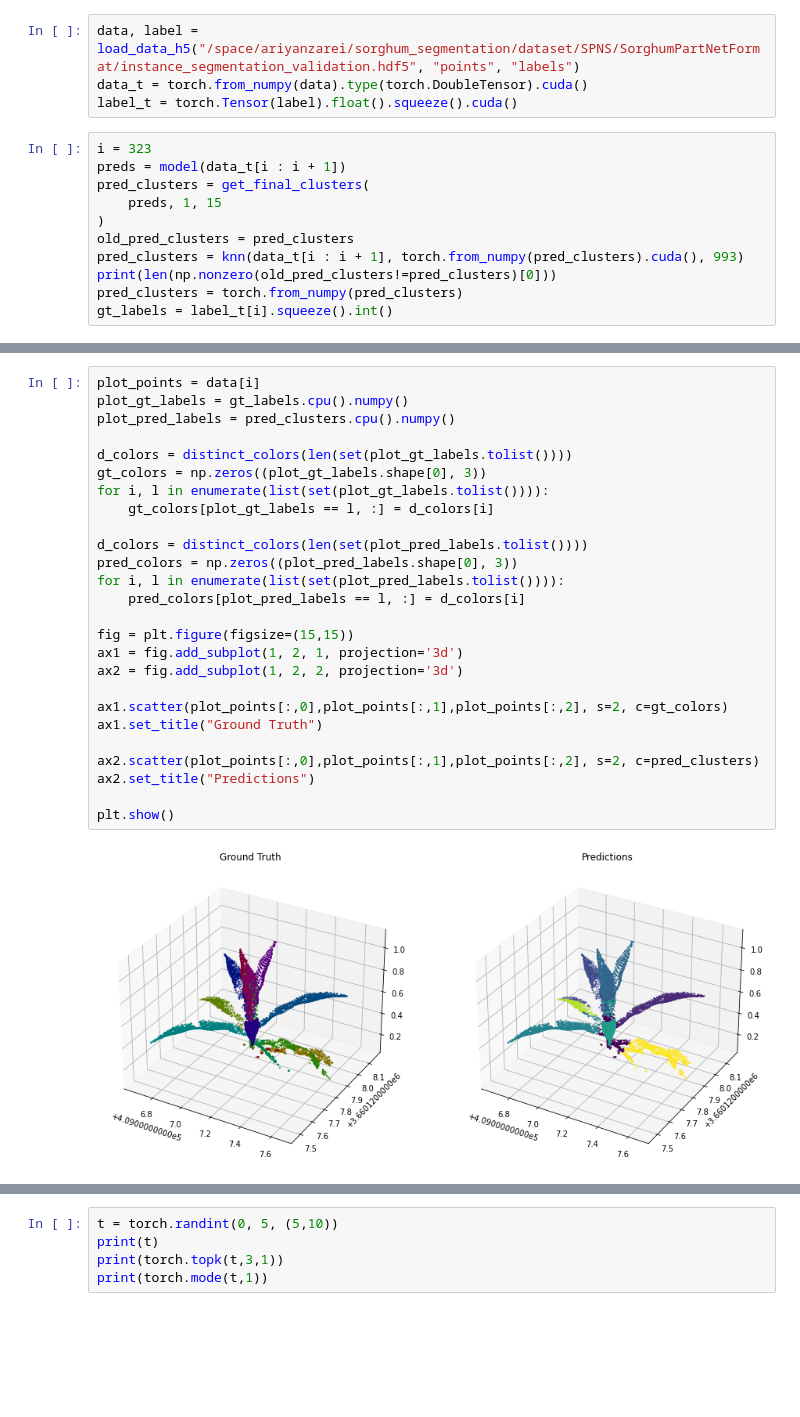
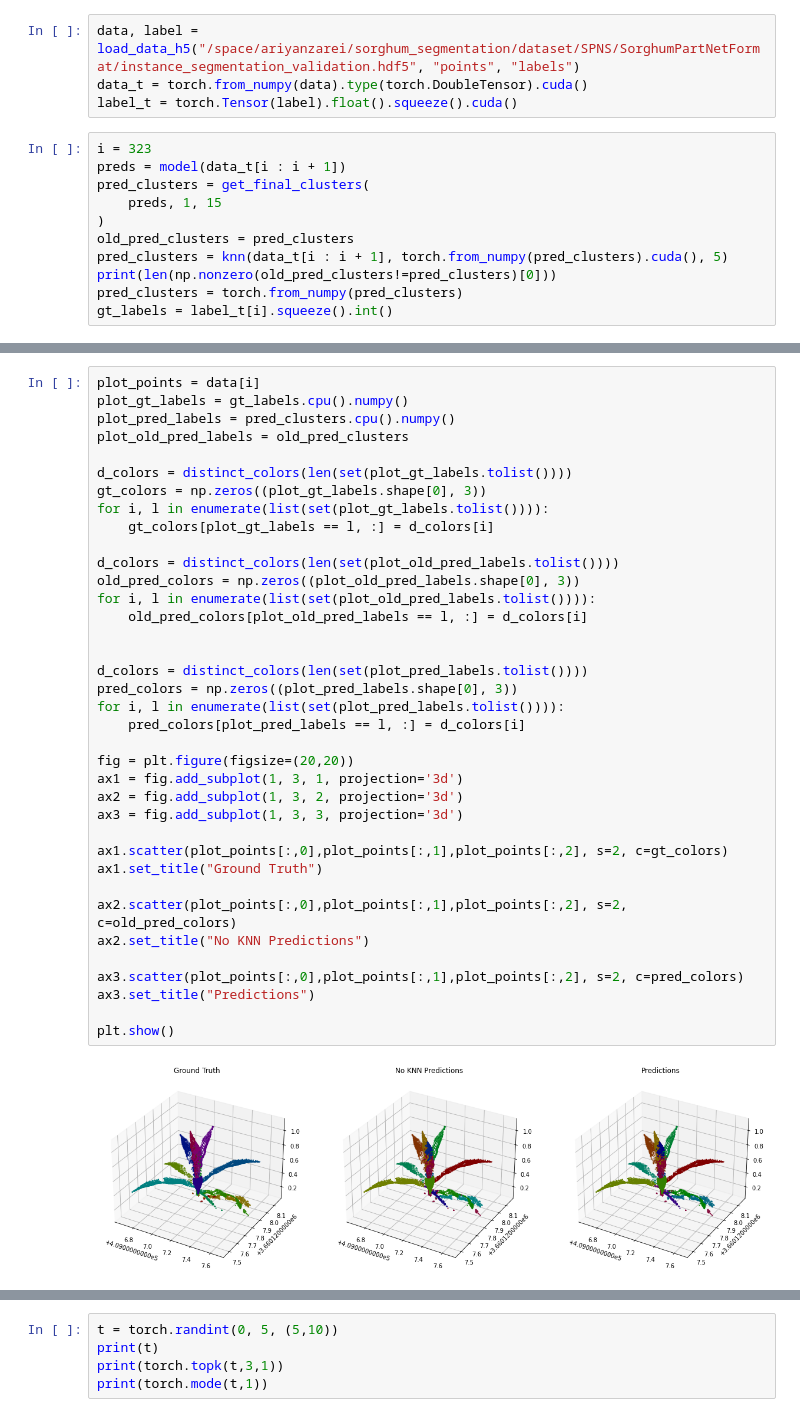
Before and after one commit to ariyanzri/PlantSegNet, a Jupyter notebook: notebooks/metrics_debuging.ipynb, the cells around one changed output, grey strips where cells are left out. Cells and saved outputs as stored; diff of their text form; blank space fills up the shorter version.

```diff
--- a/notebooks/metrics_debuging.ipynb
+++ b/notebooks/metrics_debuging.ipynb
@@ -57,7 +120,7 @@ pred_clusters = get_final_clusters(
     preds, 1, 15
 )
 old_pred_clusters = pred_clusters
-pred_clusters = knn(data_t[i : i + 1], torch.from_numpy(pred_clusters).cuda(), 993)
+pred_clusters = knn(data_t[i : i + 1], torch.from_numpy(pred_clusters).cuda(), 5)
 print(len(np.nonzero(old_pred_clusters!=pred_clusters)[0]))
 pred_clusters = torch.from_numpy(pred_clusters)
 gt_labels = label_t[i].squeeze().int()
@@ -66,28 +141,39 @@ gt_labels = label_t[i].squeeze().int()
 # %%
 plot_points = data[i]
 plot_gt_labels = gt_labels.cpu().numpy()
 plot_pred_labels = pred_clusters.cpu().numpy()
+plot_old_pred_labels = old_pred_clusters
 
 d_colors = distinct_colors(len(set(plot_gt_labels.tolist())))
 gt_colors = np.zeros((plot_gt_labels.shape[0], 3))
 for i, l in enumerate(list(set(plot_gt_labels.tolist()))):
     gt_colors[plot_gt_labels == l, :] = d_colors[i]
 
+d_colors = distinct_colors(len(set(plot_old_pred_labels.tolist())))
+old_pred_colors = np.zeros((plot_old_pred_labels.shape[0], 3))
+for i, l in enumerate(list(set(plot_old_pred_labels.tolist()))):
+    old_pred_colors[plot_old_pred_labels == l, :] = d_colors[i]
+
+
 d_colors = distinct_colors(len(set(plot_pred_labels.tolist())))
 pred_colors = np.zeros((plot_pred_labels.shape[0], 3))
 for i, l in enumerate(list(set(plot_pred_labels.tolist()))):
     pred_colors[plot_pred_labels == l, :] = d_colors[i]
 
-fig = plt.figure(figsize=(15,15))
-ax1 = fig.add_subplot(1, 2, 1, projection='3d')
-ax2 = fig.add_subplot(1, 2, 2, projection='3d')
+fig = plt.figure(figsize=(20,20))
+ax1 = fig.add_subplot(1, 3, 1, projection='3d')
+ax2 = fig.add_subplot(1, 3, 2, projection='3d')
+ax3 = fig.add_subplot(1, 3, 3, projection='3d')
 
 ax1.scatter(plot_points[:,0],plot_points[:,1],plot_points[:,2], s=2, c=gt_colors)
 ax1.set_title("Ground Truth")
 
-ax2.scatter(plot_points[:,0],plot_points[:,1],plot_points[:,2], s=2, c=pred_clusters)
-ax2.set_title("Predictions")
+ax2.scatter(plot_points[:,0],plot_points[:,1],plot_points[:,2], s=2, c=old_pred_colors)
+ax2.set_title("No KNN Predictions")
+
+ax3.scatter(plot_points[:,0],plot_points[:,1],plot_points[:,2], s=2, c=pred_colors)
+ax3.set_title("Predictions")
 
 plt.show()
 # %% [output]
-[figure, old version]
+[figure, new version]
```
Also changed, not shown: parts of 6 cells of this notebook, 1 other file.
